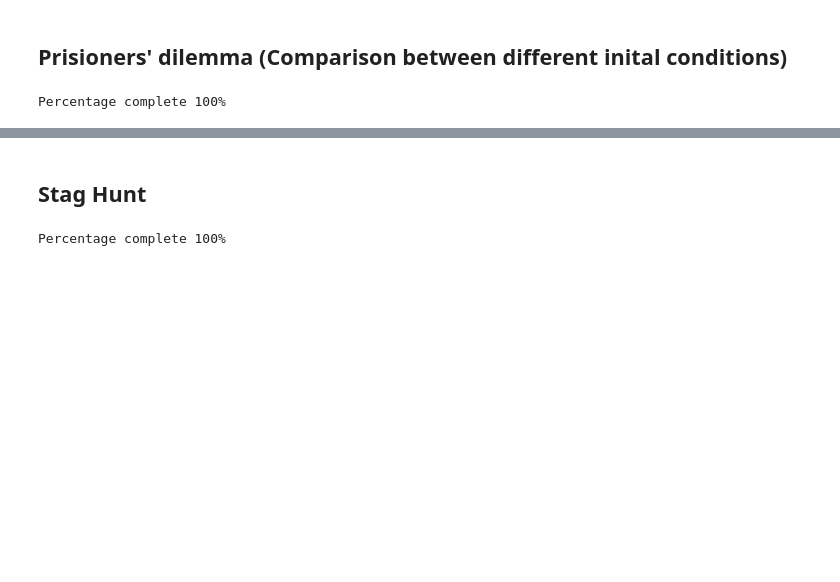
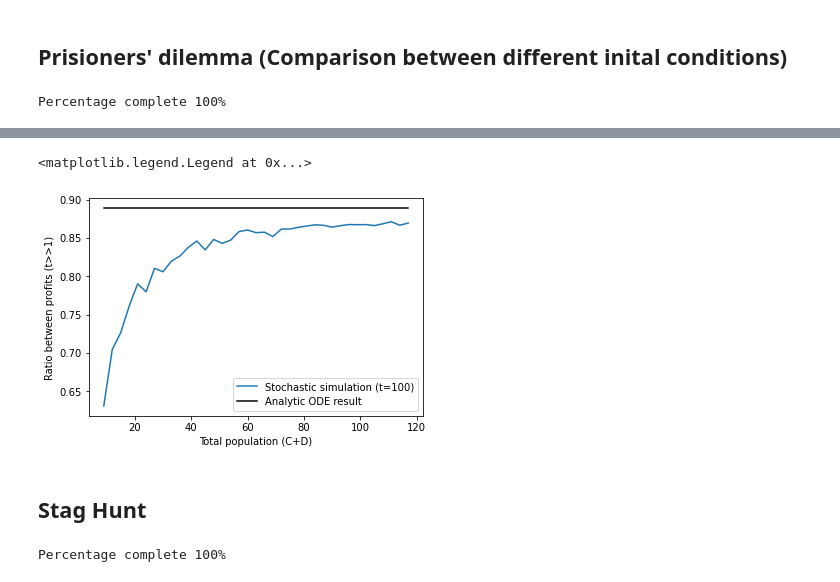
Before and after one commit to maojrs/game_theory_kinetics, a Jupyter notebook: Game theory kinetics.ipynb, the cells around one changed output, grey strips where cells are left out. Saved outputs shown, nothing was run; the diff lists cells and outputs as text; code cells hidden in the pictures; blank space fills up the shorter version.

```diff
--- a/Game theory kinetics.ipynb
+++ b/Game theory kinetics.ipynb
@@ -253,3 +308,13 @@ for i in range(3):
+# %%
+# Compare profit ratios between analytic ODE result and stochastic simulations for growing populations
+plt.plot(totalPopulations, profRatio, label = "Stochastic simulation (t=100)")
+plt.plot(totalPopulations, profRatioAnalytic, '-k', label = "Analytic ODE result")
+plt.xlabel("Total population (C+D)")
+plt.ylabel("Ratio between profits (t>>1)")
+plt.legend()
+# %% [output]
+<matplotlib.legend.Legend at 0x...>
+[figure, added]
 # %% [markdown]
 ## Stag Hunt
 # %%
```
Also changed, not shown: parts of 6 cells of this notebook.
